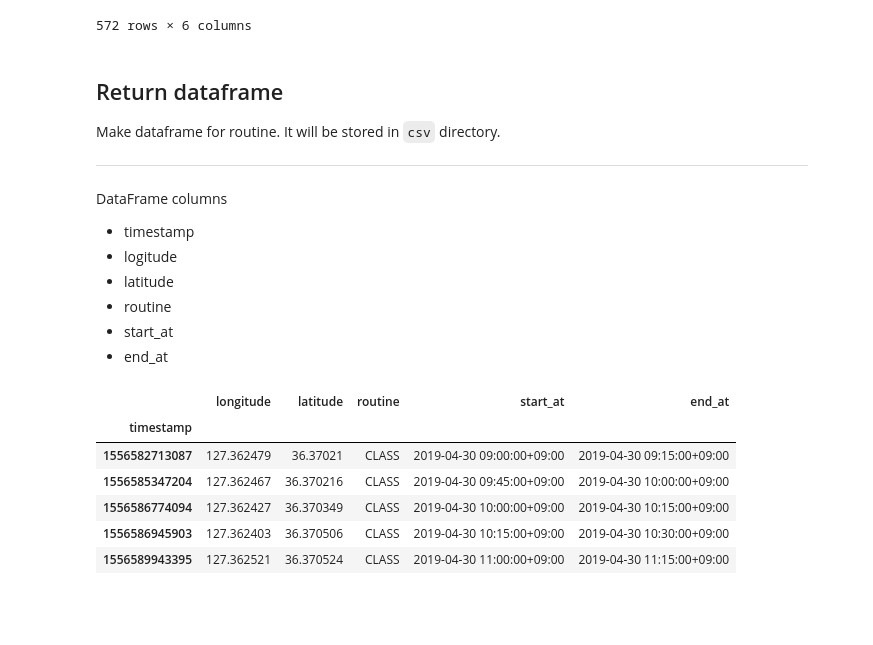
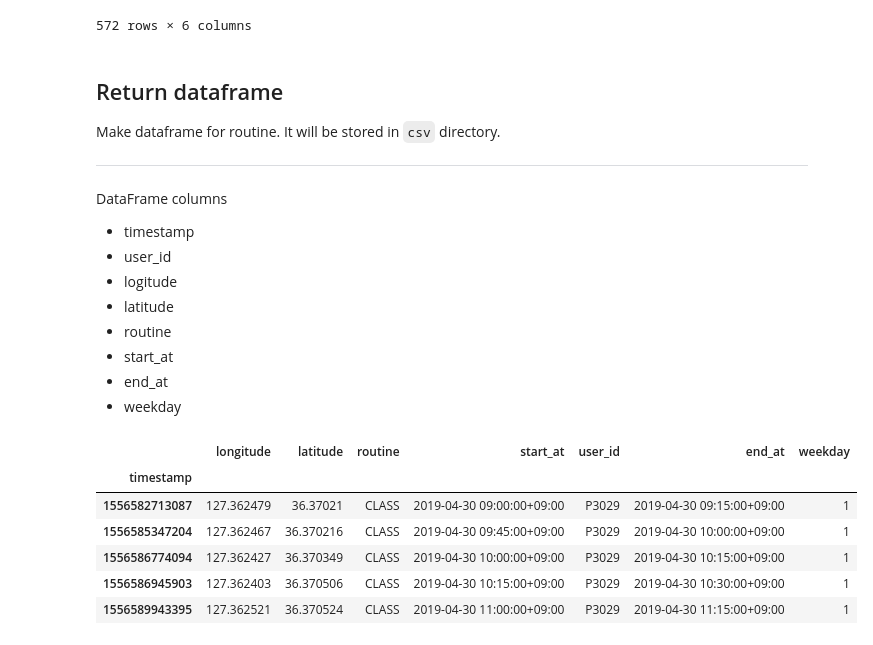
Before and after one commit to sjuuun/RooMBTI, a Jupyter notebook: data_process/location.ipynb, the cells around one changed output. Drawn from its saved outputs; the diff is of its cells as text; code cells hidden in the pictures; blank space fills up the shorter version.

```diff
--- a/data_process/location.ipynb
+++ b/data_process/location.ipynb
@@ -212,24 +196,28 @@ It will be stored in `csv` directory.
 DataFrame columns
 
 - timestamp
+- user_id
 - logitude
 - latitude
 - routine
 - start_at
 - end_at
+- weekday
 # %%
 result_df = resampled_df[resampled_df['routine'].notnull()] \
     [['timestamp', 'longitude', 'latitude', 'routine', 'datetime']] \
     .rename(columns={'datetime': 'start_at'}) \
     .set_index('timestamp')
+result_df['user_id'] = USER_ID
 result_df['end_at'] = result_df['start_at'] + pd.Timedelta(minutes=15)
+result_df['weekday'] = result_df['start_at'].dt.dayofweek
 result_df.head()
 # %% [output]
-|  | longitude | latitude | routine | start_at | end_at |
-| timestamp |  |  |  |  |  |
-| 1556582713087 | 127.362479 | 36.37021 | CLASS | 2019-04-30 09:00:00+09:00 | 2019-04-30 09:15:00+09:00 |
-| 1556585347204 | 127.362467 | 36.370216 | CLASS | 2019-04-30 09:45:00+09:00 | 2019-04-30 10:00:00+09:00 |
-| 1556586774094 | 127.362427 | 36.370349 | CLASS | 2019-04-30 10:00:00+09:00 | 2019-04-30 10:15:00+09:00 |
-| 1556586945903 | 127.362403 | 36.370506 | CLASS | 2019-04-30 10:15:00+09:00 | 2019-04-30 10:30:00+09:00 |
-| 1556589943395 | 127.362521 | 36.370524 | CLASS | 2019-04-30 11:00:00+09:00 | 2019-04-30 11:15:00+09:00 |
+|  | longitude | latitude | routine | start_at | user_id | end_at | weekday |
+| timestamp |  |  |  |  |  |  |  |
+| 1556582713087 | 127.362479 | 36.37021 | CLASS | 2019-04-30 09:00:00+09:00 | P3029 | 2019-04-30 09:15:00+09:00 | 1 |
+| 1556585347204 | 127.362467 | 36.370216 | CLASS | 2019-04-30 09:45:00+09:00 | P3029 | 2019-04-30 10:00:00+09:00 | 1 |
+| 1556586774094 | 127.362427 | 36.370349 | CLASS | 2019-04-30 10:00:00+09:00 | P3029 | 2019-04-30 10:15:00+09:00 | 1 |
+| 1556586945903 | 127.362403 | 36.370506 | CLASS | 2019-04-30 10:15:00+09:00 | P3029 | 2019-04-30 10:30:00+09:00 | 1 |
+| 1556589943395 | 127.362521 | 36.370524 | CLASS | 2019-04-30 11:00:00+09:00 | P3029 | 2019-04-30 11:15:00+09:00 | 1 |
 # %%
```
Also changed, not shown: parts of 2 cells of this notebook.
